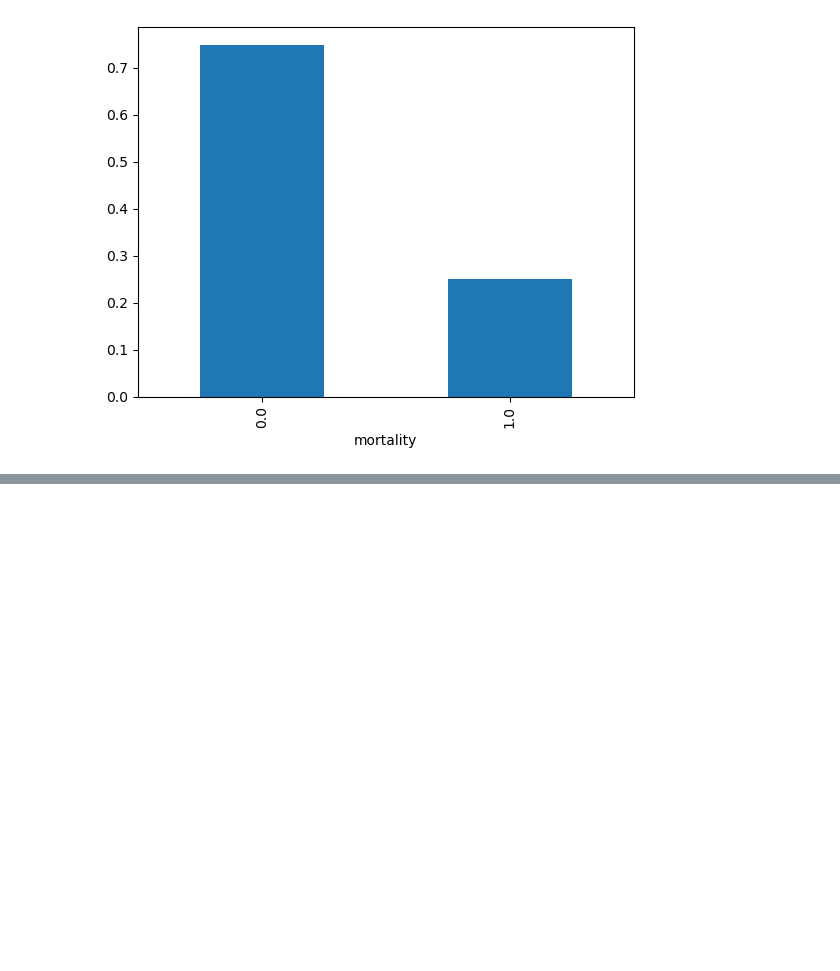
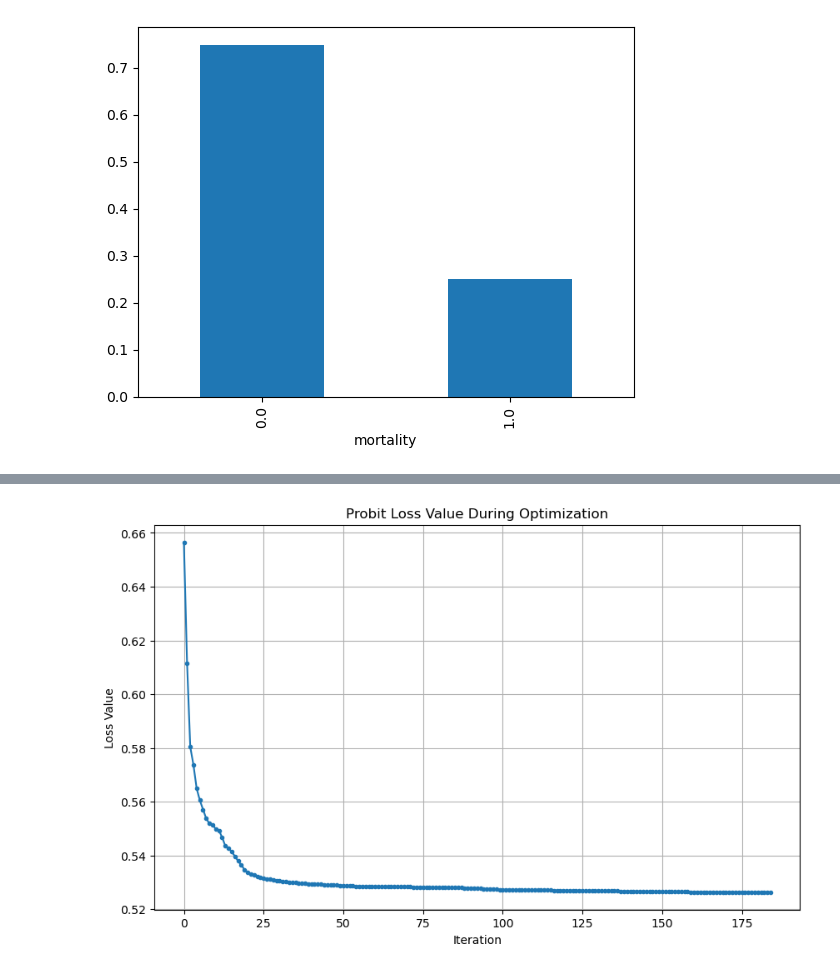
Before and after one commit to Johneinsteinwong/COMP7015_GroupProject, a Jupyter notebook: training.ipynb, the cells around one changed output, grey strips where cells are left out. Cells and saved outputs as stored; diff of their text form; code cells hidden in the pictures; blank space fills up the shorter version.

Commit message:
Implemented probit and logistic loss

```diff
--- a/training.ipynb
+++ b/training.ipynb
@@ -32,0 +32,5 @@ Name: proportion, dtype: float64
+# %%
+x = df.drop('mortality',axis=1)
+x /= x.mean()
+x = x.fillna(0).values
+y = df.mortality.values
@@ -32,0 +102,4 @@ Name: proportion, dtype: float64
+# %%
+probit = probitModel()
+result, loss_values = probit.fit(x,y)
+print("Optimized parameters (b):", result.x)
@@ -32,0 +124,11 @@ Name: proportion, dtype: float64
+# %%
+# Plot the loss values after optimization
+plt.figure(figsize=(10, 6))
+plt.plot(loss_values, marker='.', linestyle='-')
+plt.title('Probit Loss Value During Optimization')
+plt.xlabel('Iteration')
+plt.ylabel('Loss Value')
+plt.grid()
+plt.show()
+# %% [output]
+[figure, added]
```
Also changed, not shown: parts of 11 cells of this notebook, 1 other file.
